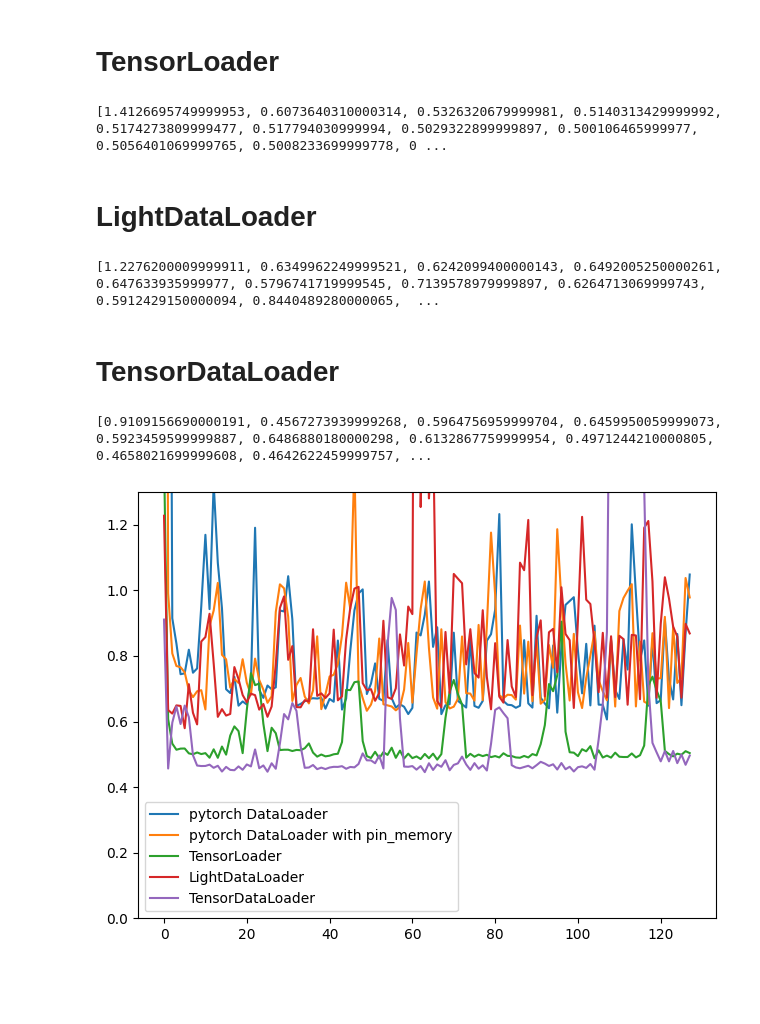
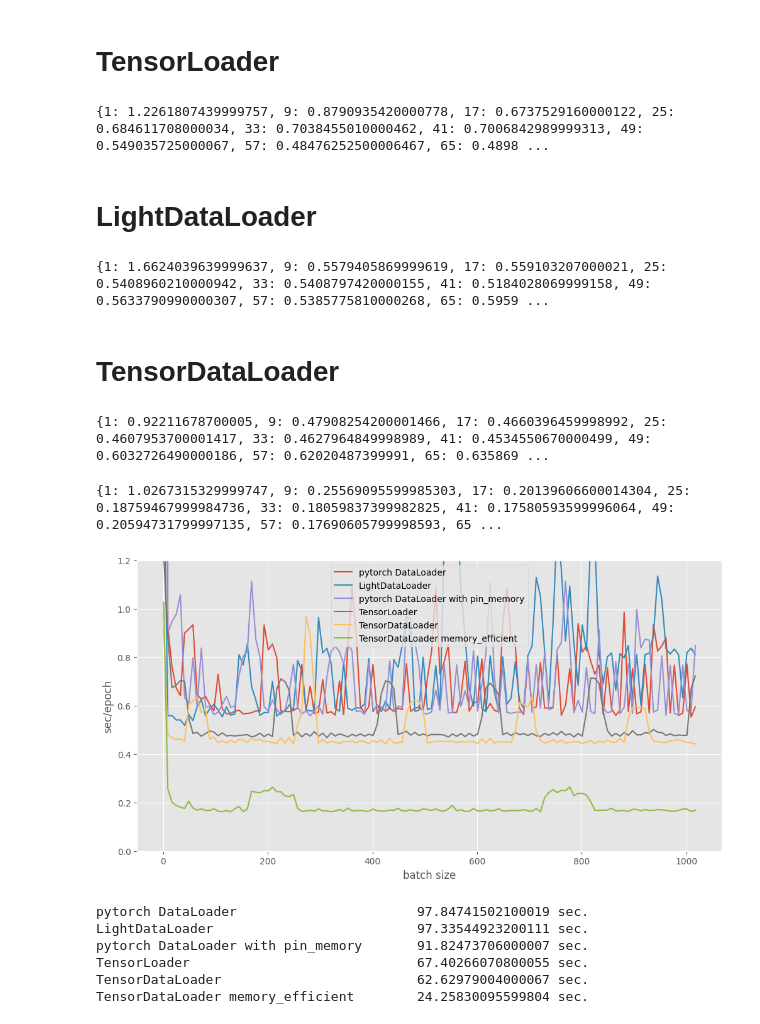
Before and after one commit to inikishev/light-dataloader, a Jupyter notebook: benchmark - Google Colab.ipynb, the cells around one changed output. Cells and saved outputs as stored; diff of their text form; code cells hidden in the pictures; blank space fills up the shorter version.

```diff
--- a/benchmark - Google Colab.ipynb
+++ b/benchmark - Google Colab.ipynb
@@ -85,59 +80,86 @@ print(time_per_batch_size['pytorch DataLoader with pin_memory'])
 # TensorLoader
 # %%
 from tensorloader import TensorLoader
-time_per_batch_size['TensorLoader'] = []
+time_per_batch_size['TensorLoader'] = {}
 
 for batch_size in tqdm(range(1, 1024, 8)):
   tensor_dataloader = TensorLoader((images, labels), batch_size = batch_size, shuffle = True)
 
   start = perf_counter()
   for batch in tensor_dataloader: pass
-  time_per_batch_size['TensorLoader'].append(perf_counter() - start)
+  time_per_batch_size['TensorLoader'][batch_size] = perf_counter() - start
 
 print(time_per_batch_size['TensorLoader'])
 # %% [output]
-[1.4126695749999953, 0.6073640310000314, 0.5326320679999981, 0.5140313429999992, 0.5174273809999477, 0.517794030999994, 0.5029322899999897, 0.500106465999977, 0.5056401069999765, 0.5008233699999778, 0 ...
+{1: 1.2261807439999757, 9: 0.8790935420000778, 17: 0.6737529160000122, 25: 0.684611708000034, 33: 0.7038455010000462, 41: 0.7006842989999313, 49: 0.549035725000067, 57: 0.48476252500006467, 65: 0.4898 ...
 # %% [markdown]
 # LightDataLoader
 # %%
-time_per_batch_size['LightDataLoader'] = []
+time_per_batch_size['LightDataLoader'] = {}
 
 for batch_size in tqdm(range(1, 1024, 8)):
   pytorch_pin_dataloader = LightDataLoader(tensor_dataset, batch_size = batch_size, shuffle = True)
 
   start = perf_counter()
   for batch in pytorch_pin_dataloader: pass
-  time_per_batch_size['LightDataLoader'].append(perf_counter() - start)
+  time_per_batch_size['LightDataLoader'][batch_size] = perf_counter() - start
 
 print(time_per_batch_size['LightDataLoader'])
 # %% [output]
-[1.2276200009999911, 0.6349962249999521, 0.6242099400000143, 0.6492005250000261, 0.647633935999977, 0.5796741719999545, 0.7139578979999897, 0.6264713069999743, 0.5912429150000094, 0.8440489280000065,  ...
+{1: 1.6624039639999637, 9: 0.5579405869999619, 17: 0.559103207000021, 25: 0.5408960210000942, 33: 0.5408797420000155, 41: 0.5184028069999158, 49: 0.5633790990000307, 57: 0.5385775810000268, 65: 0.5959 ...
 # %% [markdown]
 # TensorDataLoader
 # %%
-time_per_batch_size['TensorDataLoader'] = []
+time_per_batch_size['TensorDataLoader'] = {}
 
 for batch_size in tqdm(range(1, 1024, 8)):
   tensor_dataloader = TensorDataLoader((images, labels), batch_size = batch_size, shuffle = True)
 
   start = perf_counter()
   for batch in tensor_dataloader: pass
-  time_per_batch_size['TensorDataLoader'].append(perf_counter() - start)
+  time_per_batch_size['TensorDataLoader'][batch_size] = perf_counter() - start
 
 print(time_per_batch_size['TensorDataLoader'])
 # %% [output]
-[0.9109156690000191, 0.4567273939999268, 0.5964756959999704, 0.6459950059999073, 0.5923459599999887, 0.6486880180000298, 0.6132867759999954, 0.4971244210000805, 0.4658021699999608, 0.4642622459999757, ...
+{1: 0.92211678700005, 9: 0.47908254200001466, 17: 0.4660396459998992, 25: 0.4607953700001417, 33: 0.4627964849998989, 41: 0.4534550670000499, 49: 0.6032726490000186, 57: 0.62020487399991, 65: 0.635869 ...
+# %%
+time_per_batch_size['TensorDataLoader memory_efficient'] = {}
+
+for batch_size in tqdm(range(1, 1024, 8)):
+  tensor_dataloader = TensorDataLoader((images, labels), batch_size = batch_size, shuffle = True, memory_efficient=True)
+
+  start = perf_counter()
+  for batch in tensor_dataloader: pass
+  time_per_batch_size['TensorDataLoader memory_efficient'][batch_size] = perf_counter() - start
+
+print(time_per_batch_size['TensorDataLoader memory_efficient'])
+# %% [output]
+{1: 1.0267315329999747, 9: 0.25569095599985303, 17: 0.20139606600014304, 25: 0.18759467999984736, 33: 0.18059837399982825, 41: 0.17580593599996064, 49: 0.20594731799997135, 57: 0.17690605799998593, 65 ...
 # %%
 import numpy as np
+plt.style.use('ggplot')
+plt.tight_layout()
 
-time_per_batch_size_t = sorted(time_per_batch_size.items(), key = lambda x: np.mean(x[1]))
+time_per_batch_size_t = sorted(time_per_batch_size.items(), key = lambda x: np.mean(list(x[1].values())), reverse = True)
 
-for key, vals in time_per_batch_size_t:
-  plt.plot(vals, label = key)
+for key, vals_dict in time_per_batch_size_t:
+  plt.plot(list(vals_dict.keys()), list(vals_dict.values()), label = key)
 
+plt.xlabel('batch size')
+plt.ylabel('sec/epoch')
+plt.ylim(0, 1.2)
 plt.legend()
-plt.ylim(0, 1.3)
-plt.tight_layout()
+plt.gcf().set_size_inches(12, 6)
 plt.show()
 # %% [output]
-[figure, old version]
+[figure, new version]
+# %%
+for key, vals_dict in time_per_batch_size_t:
+    print(f'{key.ljust(40)} {np.sum(list(vals_dict.values()))} sec.')
+# %% [output]
+pytorch DataLoader                       97.84741502100019 sec.
+LightDataLoader                          97.33544923200111 sec.
+pytorch DataLoader with pin_memory       91.82473706000007 sec.
+TensorLoader                             67.40266070800055 sec.
+TensorDataLoader                         62.62979004000067 sec.
+TensorDataLoader memory_efficient        24.25830095599804 sec.
```
Also changed, not shown: parts of 4 cells of this notebook, 4 other files.
